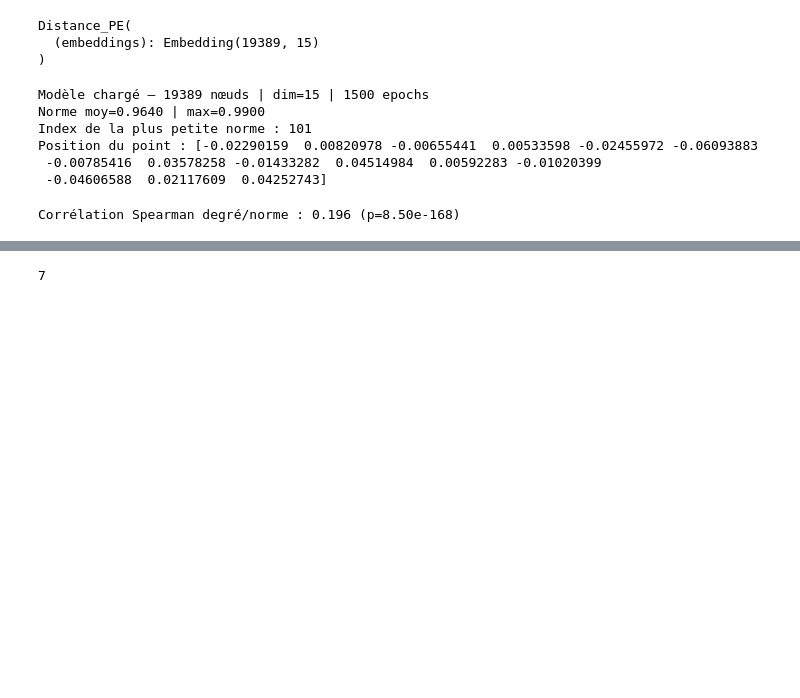
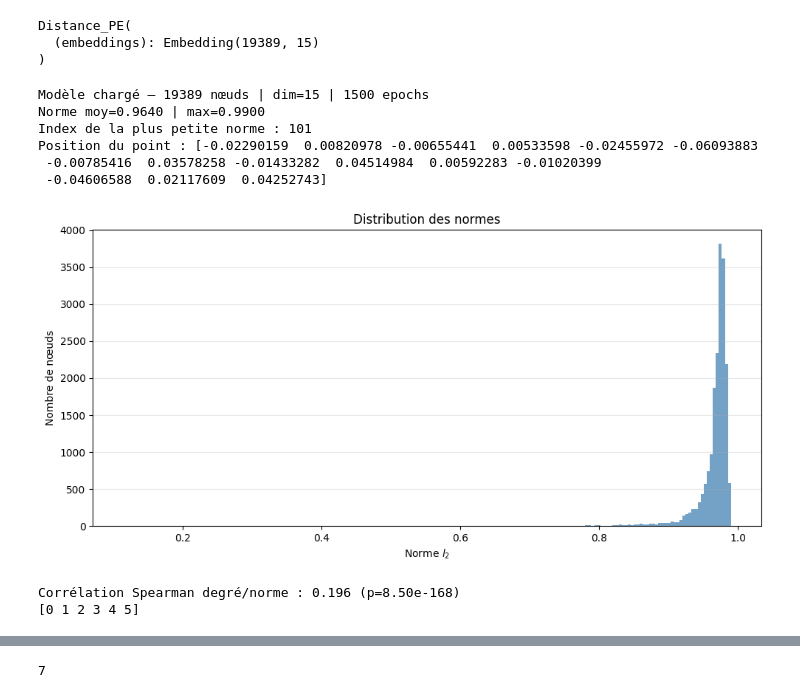
Before and after one commit to averniere/OT_simulation_maladies, a Jupyter notebook: Embeddings/test.ipynb, the cells around one changed output, grey strips where cells are left out. Drawn from its saved outputs; the diff is of its cells as text; code cells hidden in the pictures; blank space fills up the shorter version.

```diff
--- a/Embeddings/test.ipynb
+++ b/Embeddings/test.ipynb
@@ -59,12 +60,28 @@ Index de la plus petite norme : 101
 Position du point : [-0.02290159  0.00820978 -0.00655441  0.00533598 -0.02455972 -0.06093883
  -0.00785416  0.03578258 -0.01433282  0.04514984  0.00592283 -0.01020399
  -0.04606588  0.02117609  0.04252743]
+# %%
+fig, ax = plt.subplots(figsize=(10, 5))
+
+sns.histplot(norms, bins=200, ax=ax, color='steelblue', edgecolor='none')
+
+ax.set_xlabel("Norme $l_2$")
+ax.set_ylabel("Nombre de nœuds")
+ax.set_title("Distribution des normes")
+ax.grid(axis='y', alpha=0.3)
+plt.tight_layout()
+plt.show()
+# %% [output]
+[figure, added]
 # %%
+# Correlation degré/norme l2
 degrees = np.array([len(data.pos_neighbors[i]) for i in range(len(objects))])
 norms = model.weight.detach().norm(dim=-1).numpy()
 
 # Corrélation degré/norme attendue : négative
 rho, pval = spearmanr(degrees, norms)
 print(f"Corrélation Spearman degré/norme : {rho:.3f} (p={pval:.2e})")
+print(np.unique(degrees))
 # %% [output]
 Corrélation Spearman degré/norme : 0.196 (p=8.50e-168)
+[0 1 2 3 4 5]
```
Also changed, not shown: parts of 18 cells of this notebook, 1 other file.
